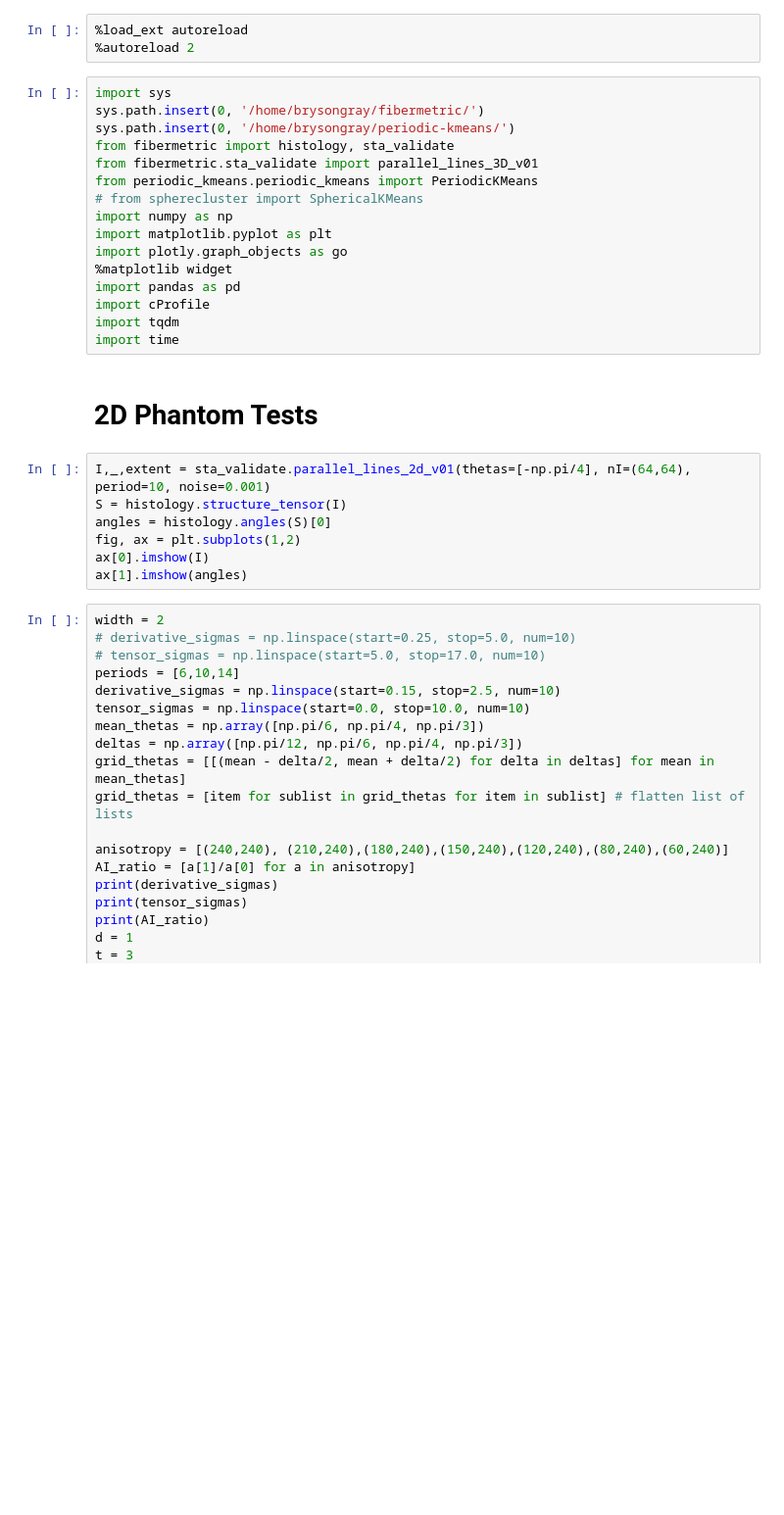
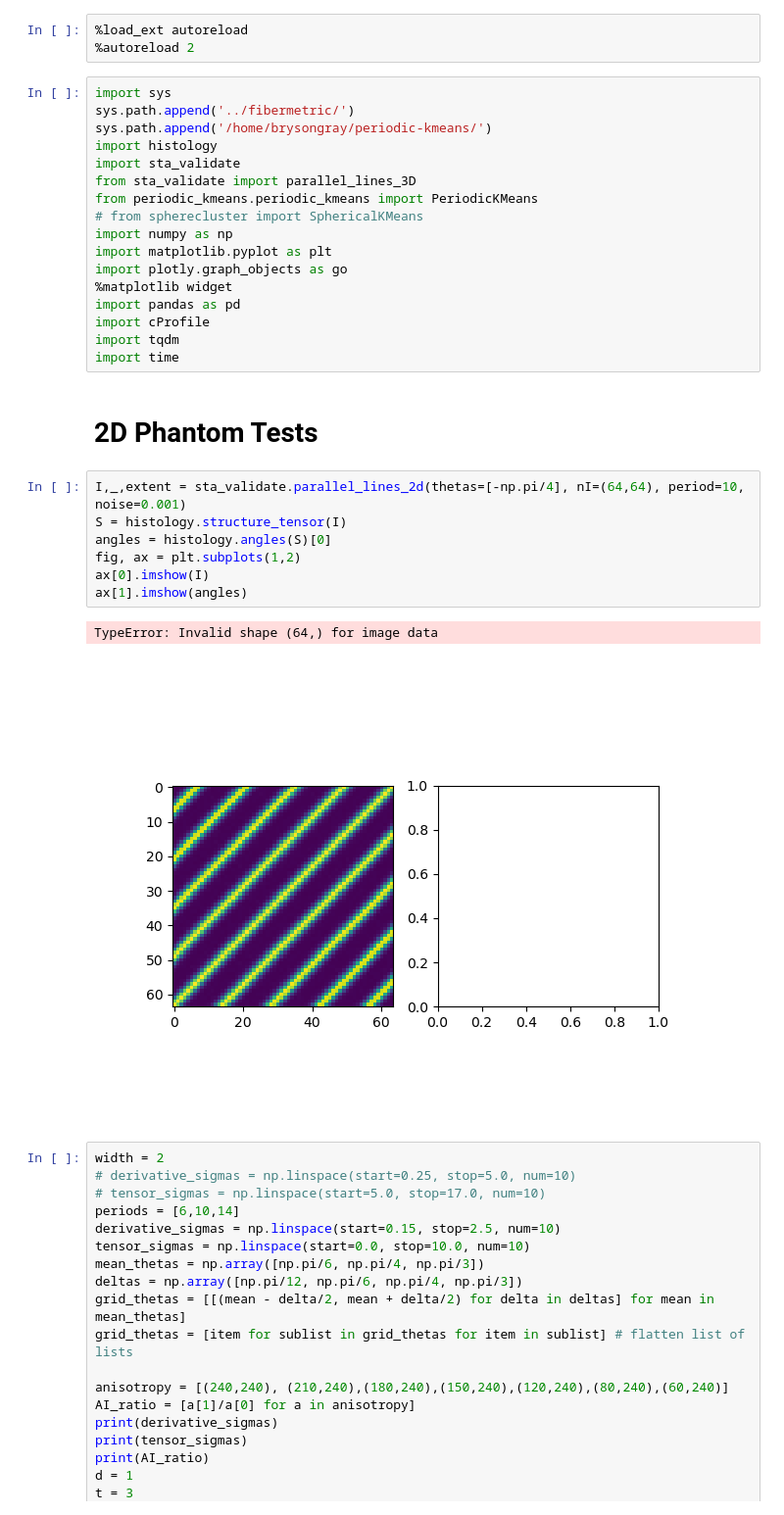
Before and after one commit to BrysonGray/fibermetric, a Jupyter notebook: notebooks/phantom_tests.ipynb, the cells around one changed output. Shown at 98% size. Cells and saved outputs as stored; diff of their text form; blank space fills up the shorter version.

```diff
--- a/notebooks/phantom_tests.ipynb
+++ b/notebooks/phantom_tests.ipynb
@@ -3,10 +3,11 @@
 %autoreload 2
 # %%
 import sys
-sys.path.insert(0, '/home/brysongray/fibermetric/')
-sys.path.insert(0, '/home/brysongray/periodic-kmeans/')
-from fibermetric import histology, sta_validate
-from fibermetric.sta_validate import parallel_lines_3D_v01
+sys.path.append('../fibermetric/')
+sys.path.append('/home/brysongray/periodic-kmeans/')
+import histology
+import sta_validate
+from sta_validate import parallel_lines_3D
 from periodic_kmeans.periodic_kmeans import PeriodicKMeans
 # from spherecluster import SphericalKMeans
 import numpy as np
@@ -20,12 +21,15 @@ import time
 # %% [markdown]
 # 2D Phantom Tests
 # %%
-I,_,extent = sta_validate.parallel_lines_2d_v01(thetas=[-np.pi/4], nI=(64,64), period=10, noise=0.001)
+I,_,extent = sta_validate.parallel_lines_2d(thetas=[-np.pi/4], nI=(64,64), period=10, noise=0.001)
 S = histology.structure_tensor(I)
 angles = histology.angles(S)[0]
 fig, ax = plt.subplots(1,2)
 ax[0].imshow(I)
 ax[1].imshow(angles)
+# %% [output]
+TypeError: Invalid shape (64,) for image data
+[figure, added]
 # %%
 width = 2
 # derivative_sigmas = np.linspace(start=0.25, stop=5.0, num=10)
```
Also changed, not shown: parts of 38 cells of this notebook, 10 other files.
